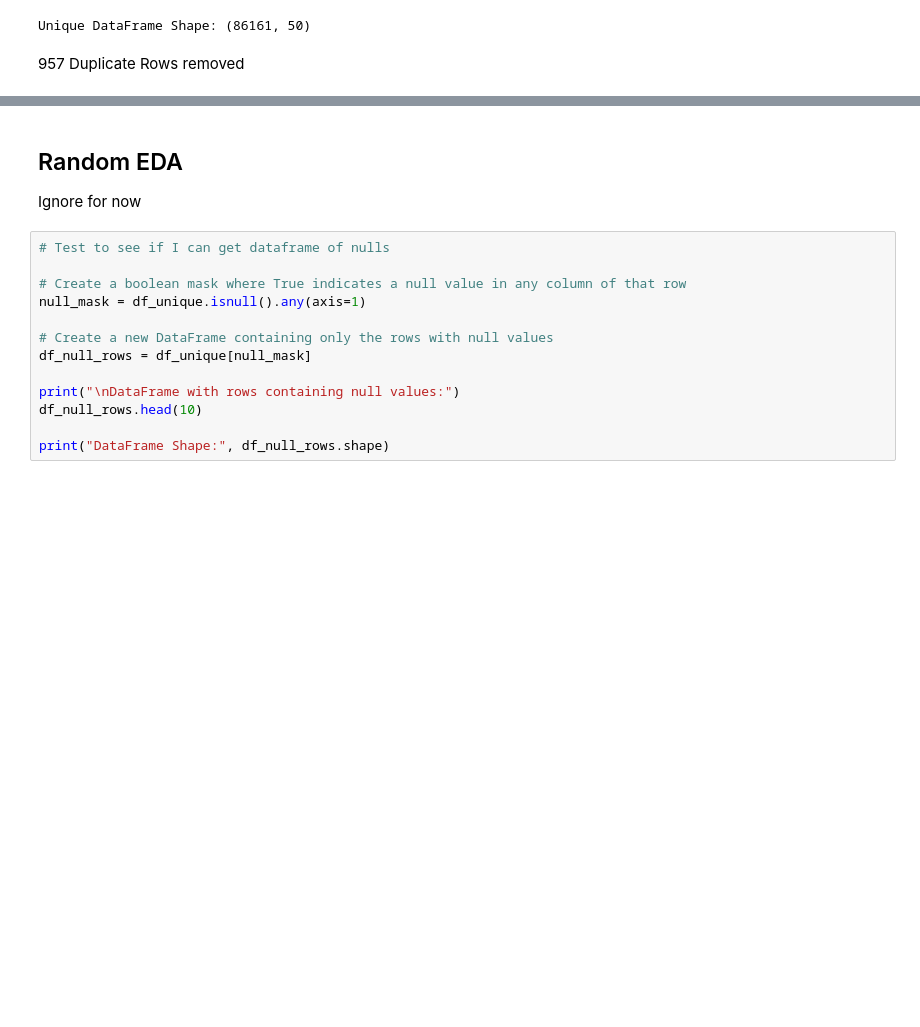
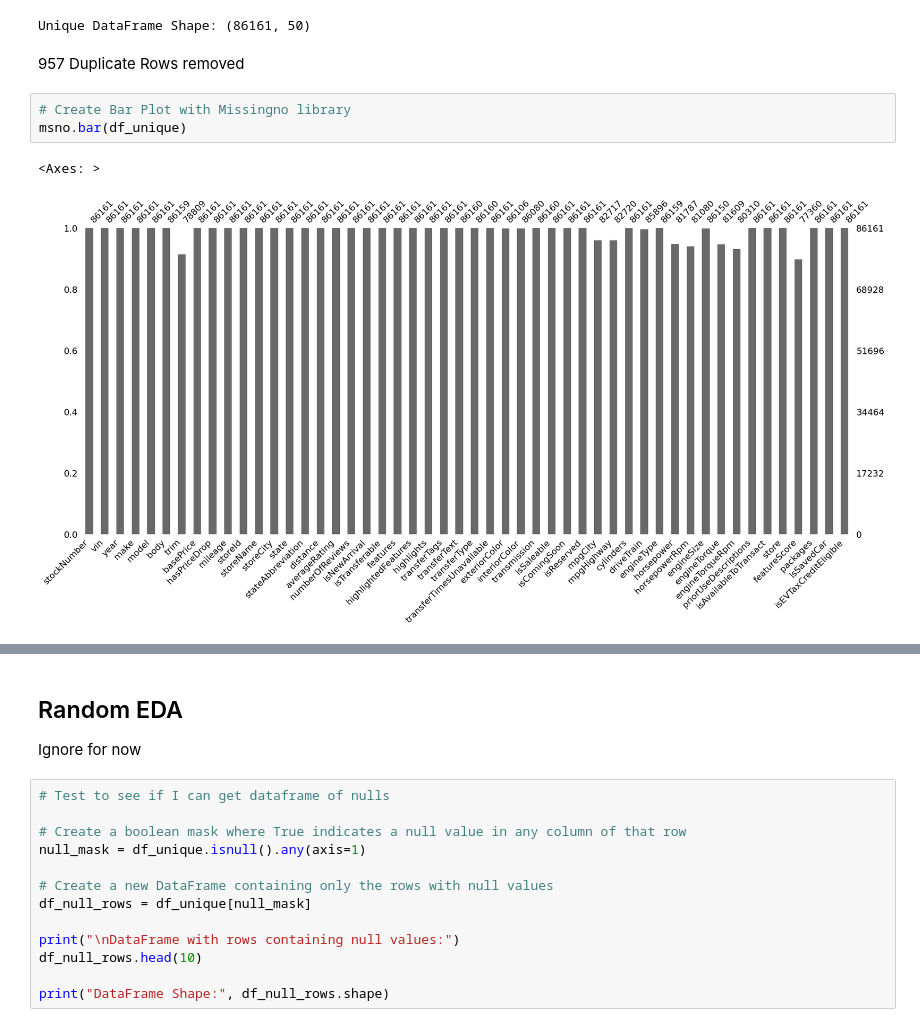
Before and after one commit to demyasa/Predictive-Analysis-of-Car-Trade-In-Values, a Jupyter notebook: EDA.ipynb, the cells around one changed output, grey strips where cells are left out. Cells and saved outputs as stored; diff of their text form; blank space fills up the shorter version.

Commit message:
Create missing value barplot and matrix using missingno package

```diff
--- a/EDA.ipynb
+++ b/EDA.ipynb
@@ -307,3 +307,9 @@ print("Unique DataFrame Shape:", df_unique.shape)
 Unique DataFrame Shape: (86161, 50)
 # %% [markdown]
 957 Duplicate Rows removed
+# %%
+# Create Bar Plot with Missingno library
+msno.bar(df_unique)
+# %% [output]
+<Axes: >
+[figure, added]
```
Also changed, not shown: parts of 4 cells of this notebook.
